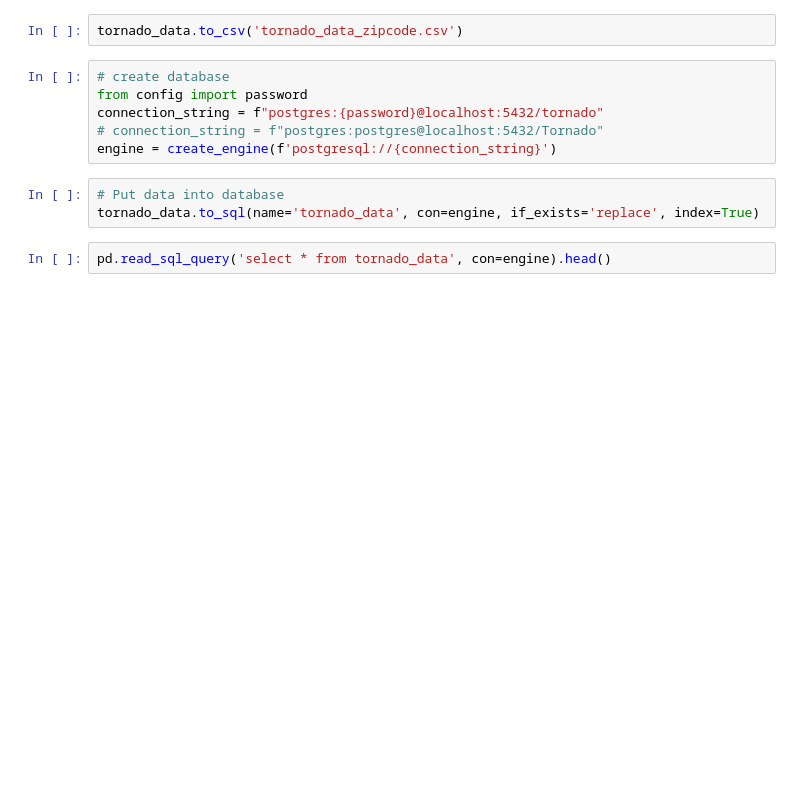
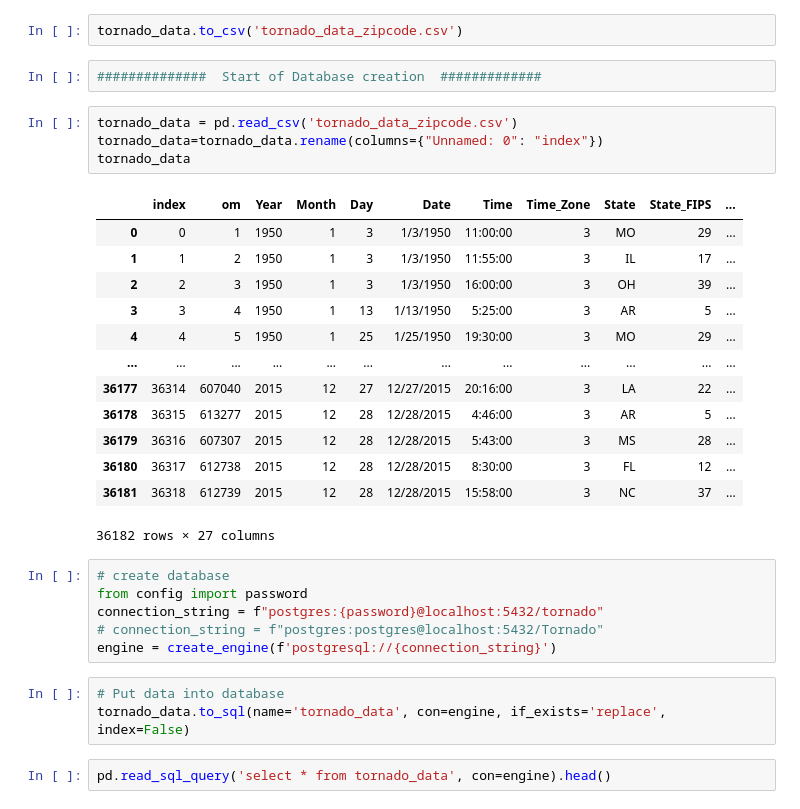
Before and after one commit to lmarksman/Project4, a Jupyter notebook: cleanup_and_create_database.ipynb, the cells around one changed output. Drawn from its saved outputs; the diff is of its cells as text; blank space fills up the shorter version.

```diff
--- a/cleanup_and_create_database.ipynb
+++ b/cleanup_and_create_database.ipynb
@@ -190,6 +190,26 @@ print(len(tornado_data))
 36182
 # %%
 tornado_data.to_csv('tornado_data_zipcode.csv')
+# %%
+##############  Start of Database creation  #############
+# %%
+tornado_data = pd.read_csv('tornado_data_zipcode.csv')
+tornado_data=tornado_data.rename(columns={"Unnamed: 0": "index"})
+tornado_data
+# %% [output]
+|  | index | om | Year | Month | Day | Date | Time | Time_Zone | State | State_FIPS | ... |
+| 0 | 0 | 1 | 1950 | 1 | 3 | 1/3/1950 | 11:00:00 | 3 | MO | 29 | ... |
+| 1 | 1 | 2 | 1950 | 1 | 3 | 1/3/1950 | 11:55:00 | 3 | IL | 17 | ... |
+| 2 | 2 | 3 | 1950 | 1 | 3 | 1/3/1950 | 16:00:00 | 3 | OH | 39 | ... |
+| 3 | 3 | 4 | 1950 | 1 | 13 | 1/13/1950 | 5:25:00 | 3 | AR | 5 | ... |
+| 4 | 4 | 5 | 1950 | 1 | 25 | 1/25/1950 | 19:30:00 | 3 | MO | 29 | ... |
+| ... | ... | ... | ... | ... | ... | ... | ... | ... | ... | ... | ... |
+| 36177 | 36314 | 607040 | 2015 | 12 | 27 | 12/27/2015 | 20:16:00 | 3 | LA | 22 | ... |
+| 36178 | 36315 | 613277 | 2015 | 12 | 28 | 12/28/2015 | 4:46:00 | 3 | AR | 5 | ... |
+| 36179 | 36316 | 607307 | 2015 | 12 | 28 | 12/28/2015 | 5:43:00 | 3 | MS | 28 | ... |
+| 36180 | 36317 | 612738 | 2015 | 12 | 28 | 12/28/2015 | 8:30:00 | 3 | FL | 12 | ... |
+| 36181 | 36318 | 612739 | 2015 | 12 | 28 | 12/28/2015 | 15:58:00 | 3 | NC | 37 | ... |
+36182 rows × 27 columns
 # %%
 # create database
 from config import password
@@ -198,7 +218,7 @@ connection_string = f"postgres:{password}@localhost:5432/tornado"
 engine = create_engine(f'postgresql://{connection_string}')
 # %%
 # Put data into database
-tornado_data.to_sql(name='tornado_data', con=engine, if_exists='replace', index=True)
+tornado_data.to_sql(name='tornado_data', con=engine, if_exists='replace', index=False)
 # %%
 pd.read_sql_query('select * from tornado_data', con=engine).head()
 # %% [output]
```
Also changed, not shown: 5 other files.
